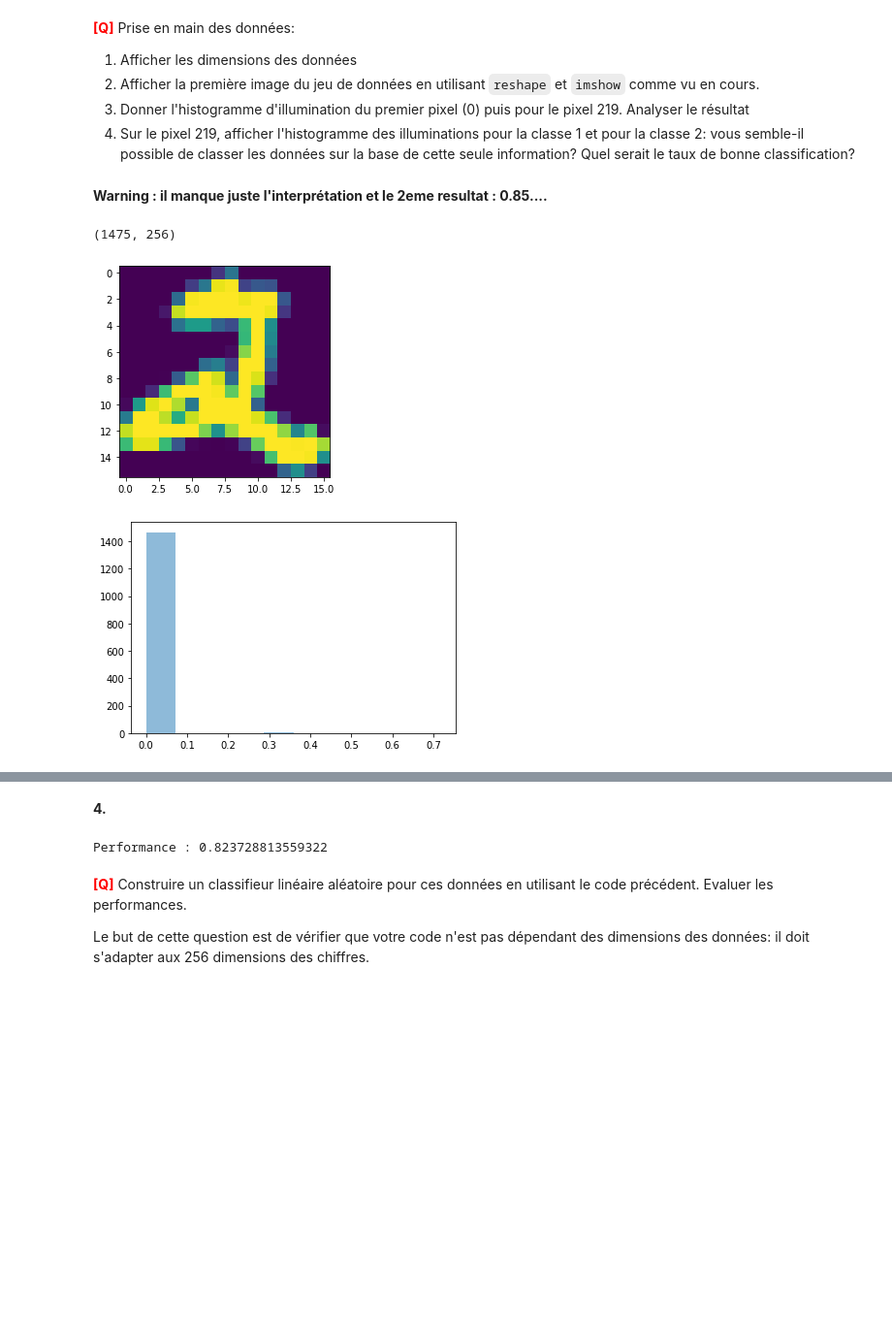
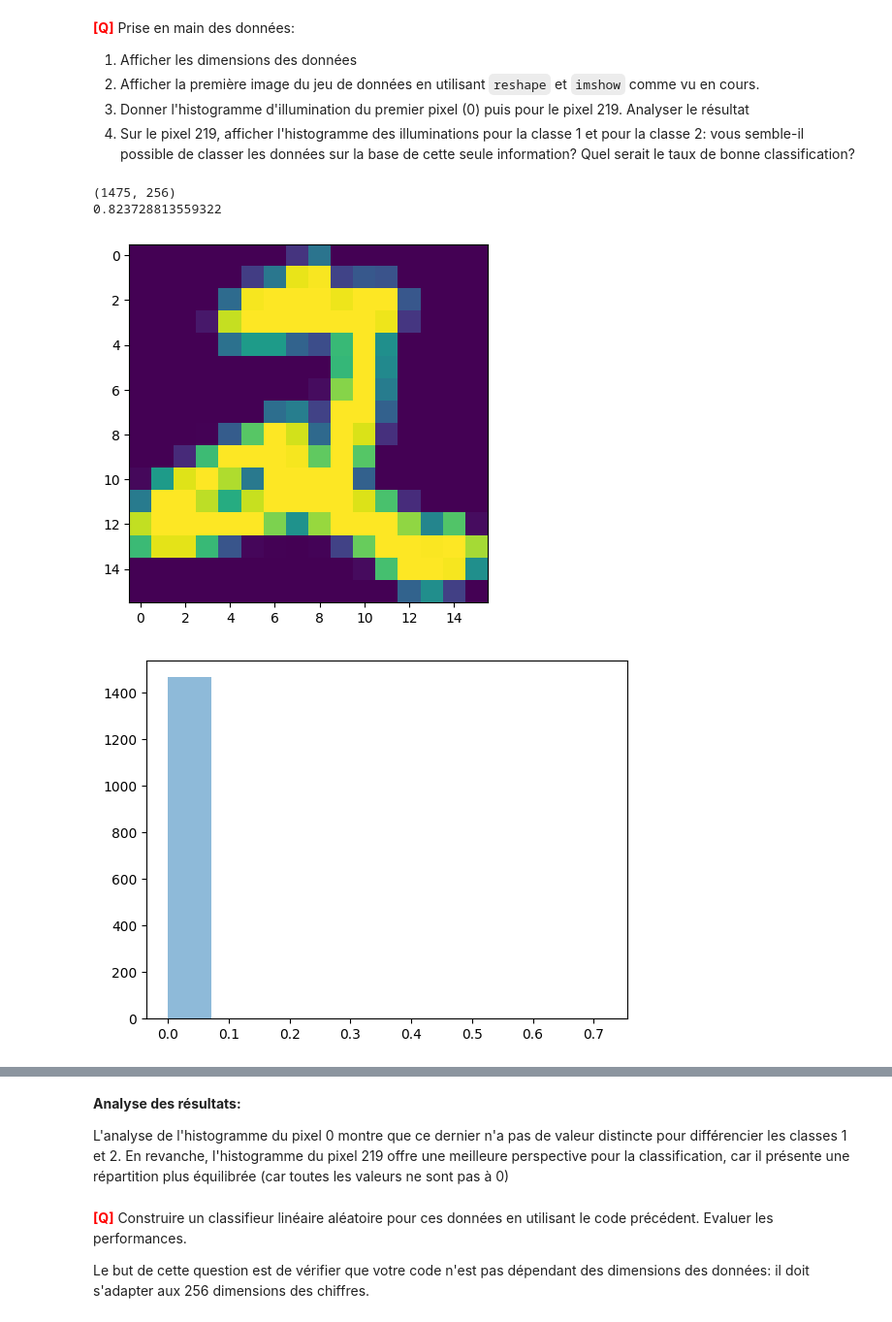
Before and after one commit to ilyesdjerfaf/Sciences-des-Donnees---LU3IN026, a Jupyter notebook: tme-02/tme_02_TAFOUGHALT_DJERFAF.ipynb, the cells around one changed output, grey strips where cells are left out. Shown at 97% size. Saved outputs shown, nothing was run; the diff lists cells and outputs as text; code cells hidden in the pictures; blank space fills up the shorter version.

```diff
--- a/tme-02/tme_02_TAFOUGHALT_DJERFAF.ipynb
+++ b/tme-02/tme_02_TAFOUGHALT_DJERFAF.ipynb
@@ -907,35 +907,45 @@ Y12 = np.where(Y[np.where(np.logical_or(Y == 1, Y == 2))] == 1, -1, 1)
 1. Afficher la première image du jeu de données en utilisant `reshape` et `imshow` comme vu en cours.
 1. Donner l'histogramme d'illumination du premier pixel (0) puis pour le pixel 219. Analyser le résultat
 1. Sur le pixel 219, afficher l'histogramme des illuminations pour la classe 1 et pour la classe 2: vous semble-il possible de classer les données sur la base de cette seule information? Quel serait le taux de bonne classification?
-# %% [markdown]
-**Warning : il manque juste l'interprétation et le 2eme resultat : 0.85....**
+# %%
+def calcul_performance():
+    p = 0
+    for i in range(len(Y12)):
+        classe = 1
+        if X12[i, 219] < 0.2:
+            classe = -1
+        if classe == Y12[i]:
+            p += 1
+    print(p/len(Y12))
 # %%
 # 1. Affichage des dimensions des données
 print(X12.shape)
+calcul_performance()
 
 # 2. Affichage de la première image
 plt.imshow(X12[0].reshape(16, 16))
 plt.show()
 
 # 3. Histogramme d'illumination du premier pixel
 plt.hist(X12[:, 0], bins=10, alpha=0.5)
 plt.show()
 
 # 3. Histogramme d'illumination du pixel 219
 plt.hist(X12[:, 219], bins=10, alpha=0.5)
 plt.show()
 
 
 # Histogramme d'illumination pour la classe 1 pour le 219ème pixel
 class1 = X12[np.where(Y12 == -1)]
 plt.hist(class1[:, 219], bins=10, alpha=0.5)
 plt.show()
 
 # Histogramme d'illumination pour la classe 2 pour le 219ème pixel
 class2 = X12[np.where(Y12 == 1)]
 plt.hist(class2[:, 219], bins=10, alpha=0.5)
 plt.show()
 # %% [output]
 (1475, 256)
+0.823728813559322
-[figure, old version]
+[figure, new version]
-[figure, old version]
+[figure, new version]
@@ -945,16 +955,7 @@ plt.show()
-# %% [markdown]
-**4.**
-# %%
-p = 0
-for i in range(len(Y12)):
-    classe = 1
-    if X12[i,219] < 0.2:
-        classe = -1
-    if classe == Y12[i]:
-        p += 1
-print("Performance :", p/len(Y12))
-# %% [output]
-Performance : 0.823728813559322
+# %% [markdown]
+**Analyse des résultats:**
+
+L'analyse de l'histogramme du pixel 0 montre que ce dernier n'a pas de valeur distincte pour différencier les classes 1 et 2. En revanche, l'histogramme du pixel 219 offre une meilleure perspective pour la classification, car il présente une répartition plus équilibrée (car toutes les valeurs ne sont pas à 0)
 # %% [markdown]
 <font color="RED" size="+1">**[Q]**</font> Construire un classifieur linéaire aléatoire pour ces données en utilisant le code précédent. Evaluer les performances.
 
```
Also changed, not shown: parts of 17 cells of this notebook, 1 other file.
